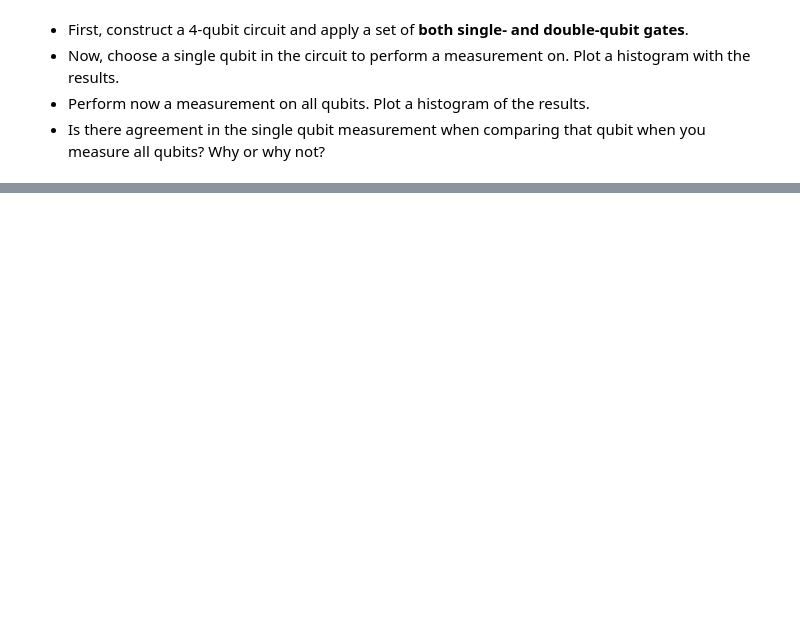
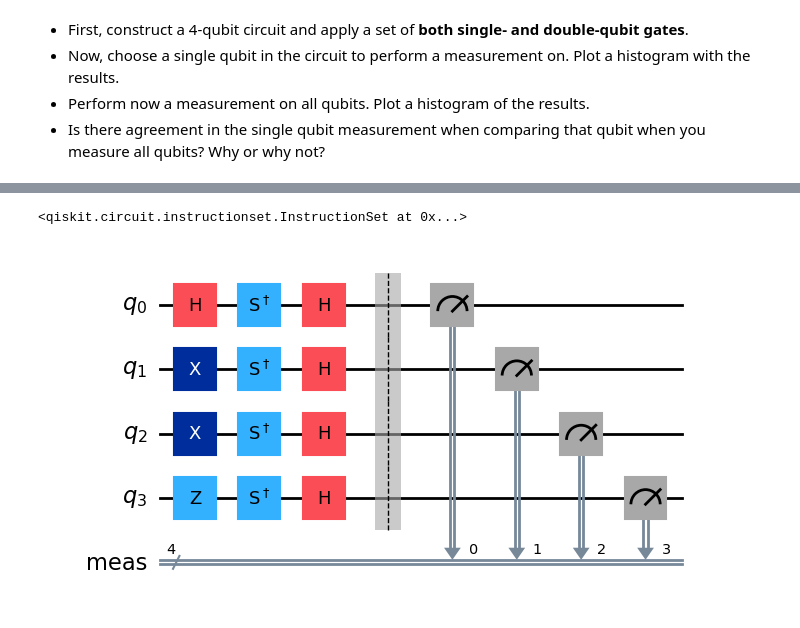
Before and after one commit to joseluisfalla/QA_JFALLA, a Jupyter notebook: assignment_1/introduction_to_qiskit.ipynb, the cells around one changed output, grey strips where cells are left out. Cells and saved outputs as stored; diff of their text form; code cells hidden in the pictures; blank space fills up the shorter version.

```diff
--- a/assignment_1/introduction_to_qiskit.ipynb
+++ b/assignment_1/introduction_to_qiskit.ipynb
@@ -193,0 +212,27 @@ Fig 2. Histogram of counts obtained from running our quantum circuit. The histog
+# %%
+# First, let's define our original circuit once again
+qc = QuantumCircuit(4)
+
+# Apply gates
+qc.h(0)
+qc.x(1)
+qc.x(2)
+qc.z(3)
+# %% [output]
+<qiskit.circuit.instructionset.InstructionSet at 0x...>
+# %%
+# Even though it's not a very common basis, I'll perform a measurement in the y-basis (also referred to as the circlar basis).
+# For reference, the z-basis is commonly referred to as the computational basis, and the x-basis as the Hadamard basis.
+
+# In order to change basis, I first need to act on my qubits to change them to my desired basis prior to performing a measurment.
+# For the circular basis, we need to act with the S-adjoint gate, followed by the Hadamard gate.
+
+for i in range(4):
+  qc.sdg(i)
+  qc.h(i)
+
+# Now I can add the measurement
+qc.measure_all()
+qc.draw('mpl')
+# %% [output]
+[figure, added]
```
Also changed, not shown: parts of 10 cells of this notebook.
